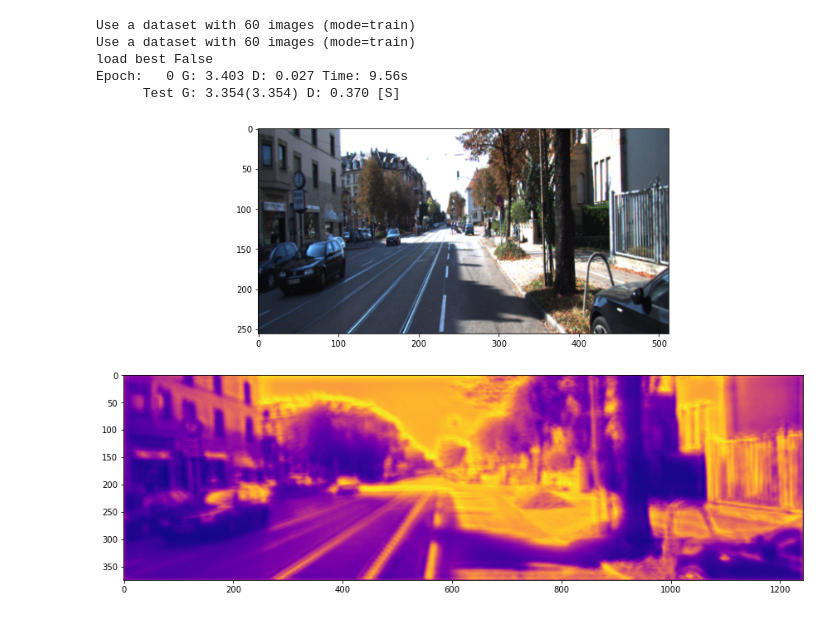
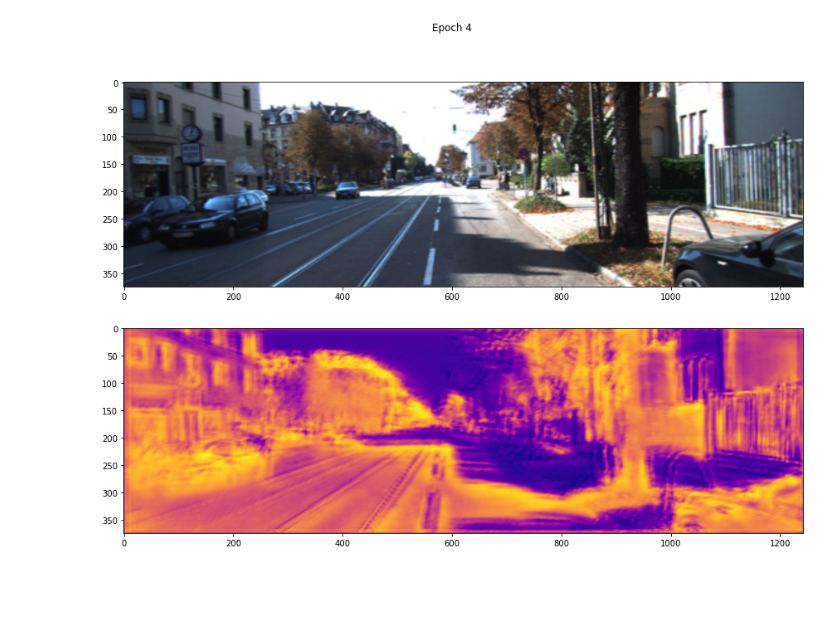
Before and after one commit to zrlu/lr-semi-depth, a Jupyter notebook: train.ipynb, the cells around one changed output. Drawn from its saved outputs; the diff is of its cells as text; code cells hidden in the pictures; blank space fills up the shorter version.

```diff
--- a/train.ipynb
+++ b/train.ipynb
@@ -14,26 +17,21 @@ mpl.rcParams['figure.figsize'] = (15, 10)
 # %%
 model = Model()
 
-model.load()
+# model.load()
 
 fig, ax = plt.subplots(ncols=1, nrows=2)
+epochs = 5
 
-for epoch in range(1):
+for epoch in range(epochs):
     model.train(epoch)
+    fig.suptitle('Epoch {}'.format(epoch))
     d, dpp, ref_img = model.test()
     resized_d0 = cv2.resize(d[0], (1242, 375), interpolation=cv2.INTER_LINEAR)
     resized_i0 = cv2.resize(np.moveaxis(ref_img, 0, -1), (1242, 375), interpolation=cv2.INTER_LINEAR)
     ax[0].imshow(resized_i0)
     ax[1].imshow(resized_d0, cmap='plasma')
-    plt.plot()
 
-# d, dpp, _ = model.test()
-# np.save(path.join(self.output_directory, 'disparities.npy'), d)
-# np.save(path.join(self.output_directory, 'disparities_pp.npy'), dpp)
+    display.display(plt.gcf())
+    display.clear_output(wait=True)
 # %% [output]
-Use a dataset with 60 images (mode=train)
-Use a dataset with 60 images (mode=train)
-load best False
-Epoch:   0 G: 3.403 D: 0.027 Time: 9.56s
-      Test G: 3.354(3.354) D: 0.370 [S]
-[figure, old version]
+[figure, new version]
```
Also changed, not shown: parts of 2 cells of this notebook.
